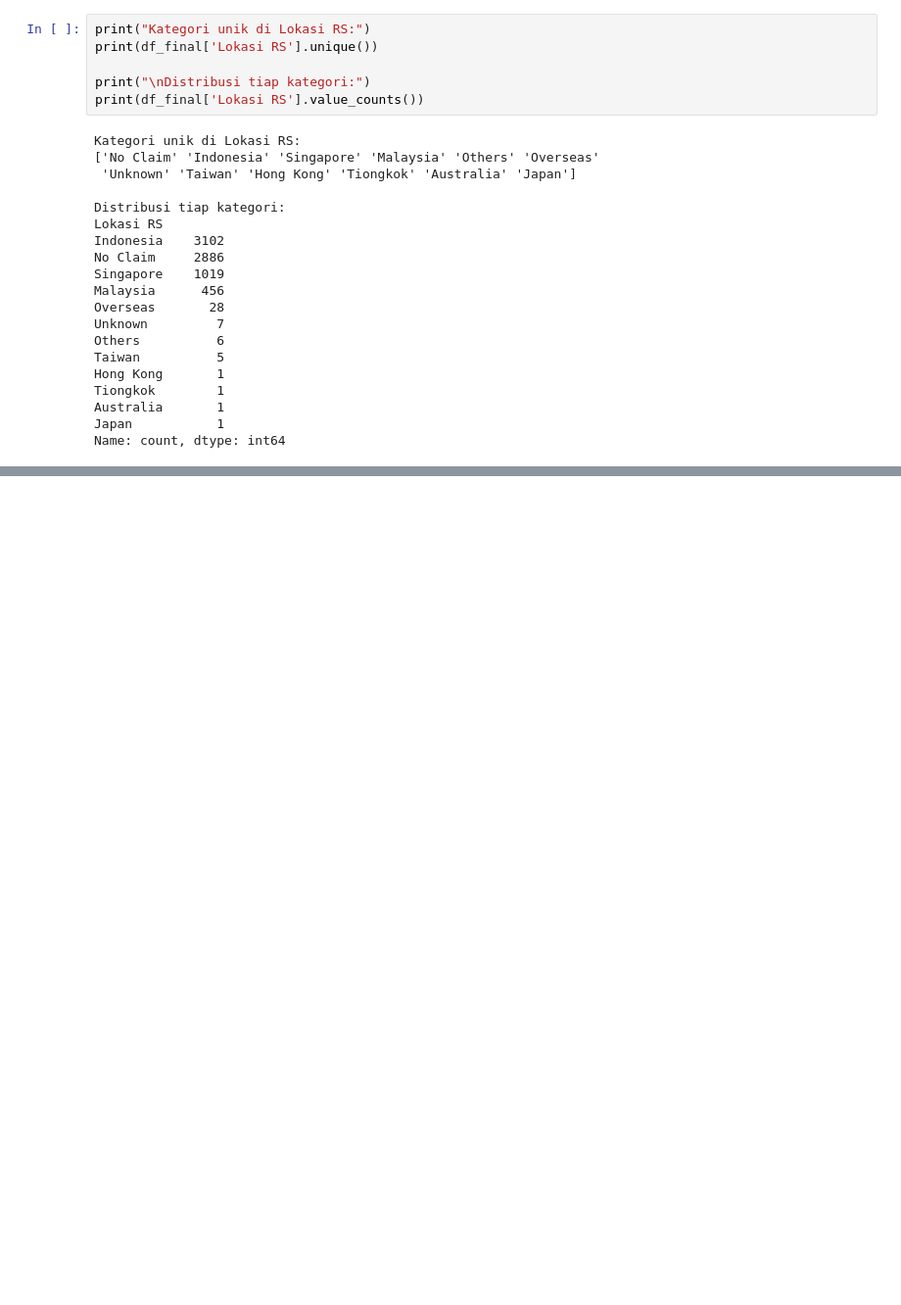
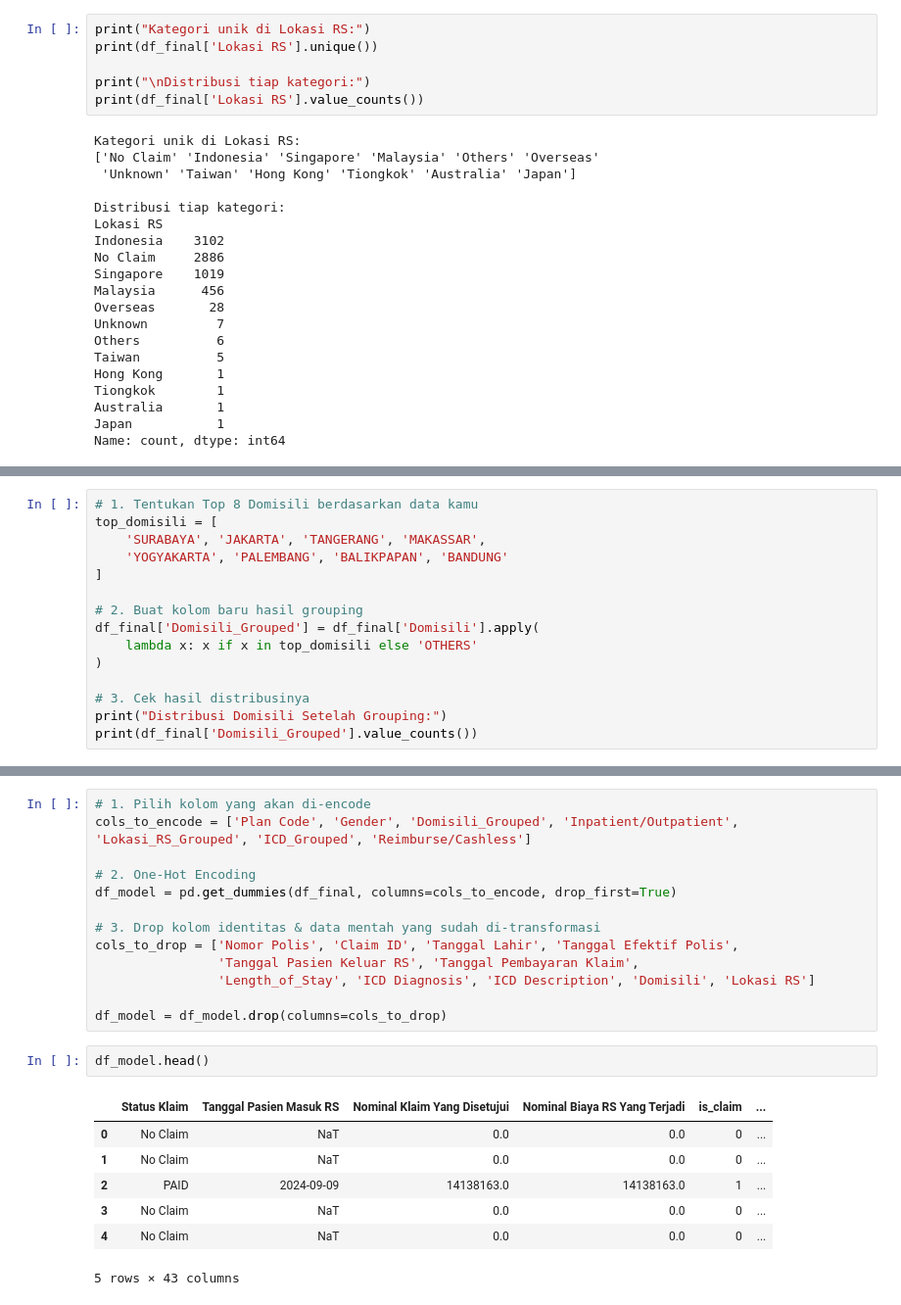
Before and after one commit to ababilkhoerulimam/insurance-claim-forecasting-mcfitb26, a Jupyter notebook: MCFITB26.ipynb, the cells around one changed output, grey strips where cells are left out. Shown at 98% size. Cells and saved outputs as stored; diff of their text form; blank space fills up the shorter version.

Commit message:
encode

```diff
--- a/MCFITB26.ipynb
+++ b/MCFITB26.ipynb
@@ -447,0 +584,15 @@ list(df_final.columns)
+# %%
+# 1. Tentukan Top 8 Domisili berdasarkan data kamu
+top_domisili = [
+    'SURABAYA', 'JAKARTA', 'TANGERANG', 'MAKASSAR',
+    'YOGYAKARTA', 'PALEMBANG', 'BALIKPAPAN', 'BANDUNG'
+]
+
+# 2. Buat kolom baru hasil grouping
+df_final['Domisili_Grouped'] = df_final['Domisili'].apply(
+    lambda x: x if x in top_domisili else 'OTHERS'
+)
+
+# 3. Cek hasil distribusinya
+print("Distribusi Domisili Setelah Grouping:")
+print(df_final['Domisili_Grouped'].value_counts())
@@ -447,0 +612,23 @@ list(df_final.columns)
+# %%
+# 1. Pilih kolom yang akan di-encode
+cols_to_encode = ['Plan Code', 'Gender', 'Domisili_Grouped', 'Inpatient/Outpatient', 'Lokasi_RS_Grouped', 'ICD_Grouped', 'Reimburse/Cashless']
+
+# 2. One-Hot Encoding
+df_model = pd.get_dummies(df_final, columns=cols_to_encode, drop_first=True)
+
+# 3. Drop kolom identitas & data mentah yang sudah di-transformasi
+cols_to_drop = ['Nomor Polis', 'Claim ID', 'Tanggal Lahir', 'Tanggal Efektif Polis',
+                'Tanggal Pasien Keluar RS', 'Tanggal Pembayaran Klaim',
+                'Length_of_Stay', 'ICD Diagnosis', 'ICD Description', 'Domisili', 'Lokasi RS']
+
+df_model = df_model.drop(columns=cols_to_drop)
+# %%
+df_model.head()
+# %% [output]
+|  | Status Klaim | Tanggal Pasien Masuk RS | Nominal Klaim Yang Disetujui | Nominal Biaya RS Yang Terjadi | is_claim | ... |
+| 0 | No Claim | NaT | 0.0 | 0.0 | 0 | ... |
+| 1 | No Claim | NaT | 0.0 | 0.0 | 0 | ... |
+| 2 | PAID | 2024-09-09 | 14138163.0 | 14138163.0 | 1 | ... |
+| 3 | No Claim | NaT | 0.0 | 0.0 | 0 | ... |
+| 4 | No Claim | NaT | 0.0 | 0.0 | 0 | ... |
+5 rows × 43 columns
```
Also changed, not shown: parts of 6 cells of this notebook.
